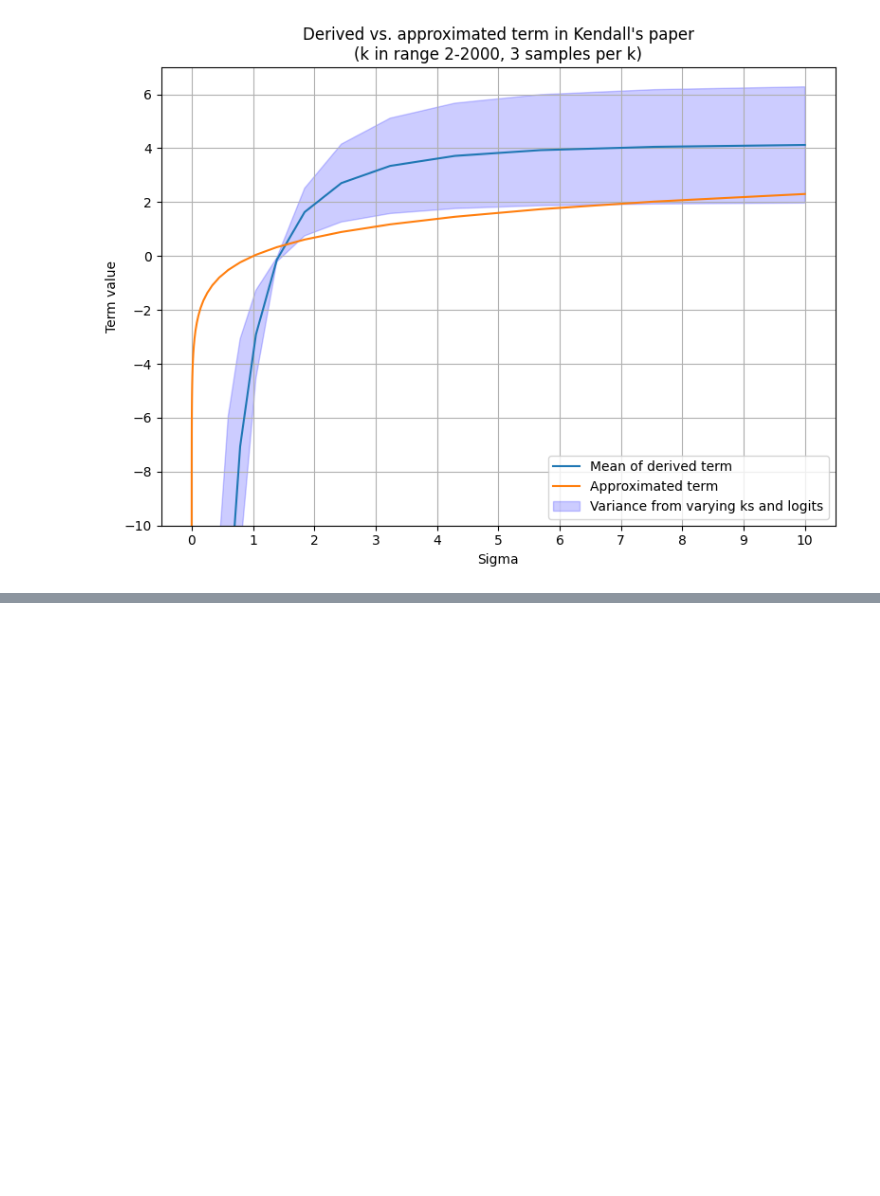
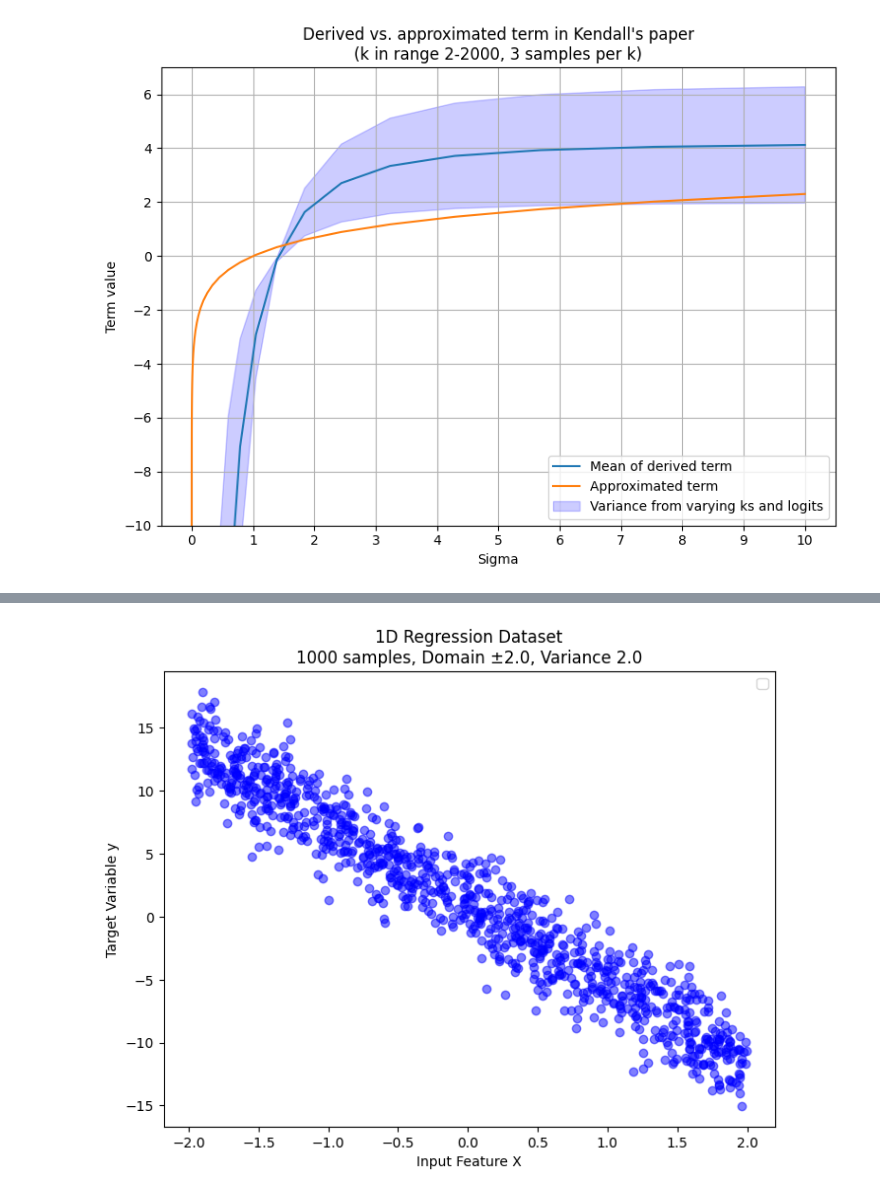
Before and after one commit to graphcore-research/minimol, a Jupyter notebook: notebooks/uncertainty_weighing.ipynb, the cells around one changed output, grey strips where cells are left out. Saved outputs shown, nothing was run; the diff lists cells and outputs as text; code cells hidden in the pictures; blank space fills up the shorter version.

```diff
--- a/notebooks/uncertainty_weighing.ipynb
+++ b/notebooks/uncertainty_weighing.ipynb
@@ -118,0 +192,39 @@ plt.show()
+# %%
+import random
+
+import numpy as np
+import matplotlib.pyplot as plt
+import torch
+import torch.nn as nn
+import torch.optim as optim
+
+
+def generate_1d_regression_dataset(f, samples=1000, domain_range=2.0, variance=0.1, seed=42, as_tensors=False):
+    np.random.seed(seed)
+    x = np.random.uniform(-domain_range, domain_range, samples).reshape(-1, 1)
+    y = f(x).flatten() + np.random.normal(0, variance, samples)
+    if as_tensors:
+        x_tensor = torch.from_numpy(x).float()
+        y_tensor = torch.from_numpy(y).float().view(-1, 1)
+        return x_tensor, y_tensor
+    return x, y
+
+np.random.seed(42)
+
+x, y = generate_1d_regression_dataset(
+    f=lambda x: np.random.uniform(-10, 10) * x + np.random.uniform(-10, 10),
+    samples=1000,
+    domain_range=2.0,
+    variance=2.0,
+    seed=42
+)
+
+plt.figure(figsize=(8, 6))
+plt.scatter(x, y, c='blue', alpha=0.5)
+plt.title(f'1D Regression Dataset\n{1000} samples, Domain ±{2.0}, Variance {2.0}')
+plt.xlabel('Input Feature X')
+plt.ylabel('Target Variable y')
+plt.legend()
+plt.show()
+# %% [output]
+[figure, added]
```
Also changed, not shown: parts of 11 cells of this notebook, 1 other file.
